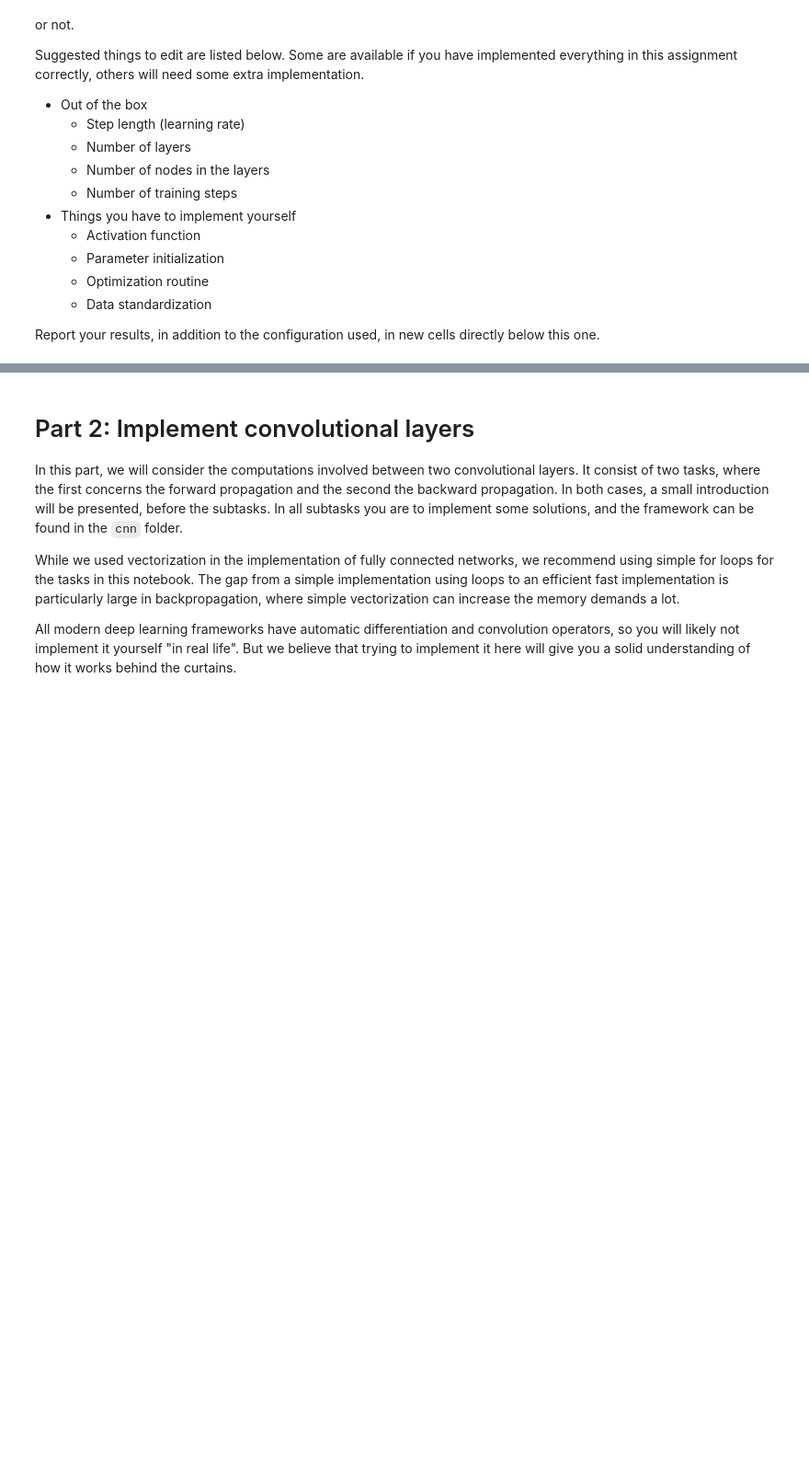
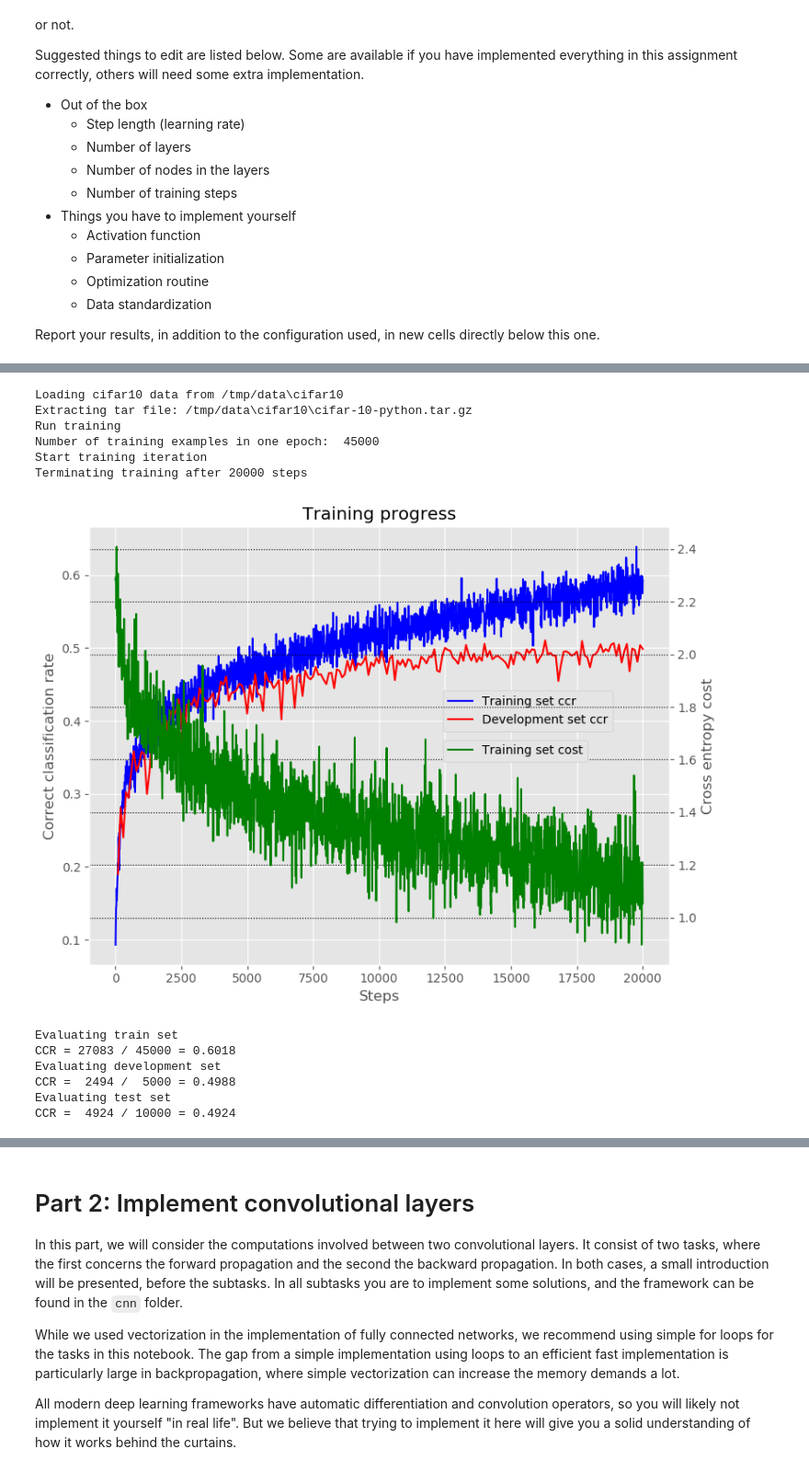
Before and after one commit to chdre/IN5400, a Jupyter notebook: Oblig1/uio_in5400_s2020_mandatory1_assignment.ipynb, the cells around one changed output, grey strips where cells are left out. Shown: that part at 92% size. Drawn from its saved outputs; the diff is of its cells as text; code cells hidden in the pictures; blank space fills up the shorter version.

```diff
--- a/Oblig1/uio_in5400_s2020_mandatory1_assignment.ipynb
+++ b/Oblig1/uio_in5400_s2020_mandatory1_assignment.ipynb
@@ -600,0 +704,44 @@ Report your results, in addition to the configuration used, in new cells directl
+# %%
+import dnn.main as main
+import dnn.run as run
+
+# Import config, and do changes if you want to
+conf = main.config()
+conf['max_steps'] = 20000
+conf['dataset'] = 'cifar10'
+conf['learning_rate'] = 1e-1
+conf['hidden_dimensions'] = [128, 96, 64, 32]
+conf['activation_function'] = 'leaky_relu'
+
+X_train, Y_train, X_devel, Y_devel, X_test, Y_test = main.get_data(conf)
+
+params, train_progress, devel_progress = run.train(conf, X_train, Y_train, X_devel, Y_devel)
+
+main.plot_progress(train_progress, devel_progress)
+
+print("Evaluating train set")
+num_correct, num_evaluated = run.evaluate(conf, params, X_train, Y_train)
+print("CCR = {0:>5} / {1:>5} = {2:>6.4f}".format(num_correct, num_evaluated,
+                                                 num_correct/num_evaluated))
+print("Evaluating development set")
+num_correct, num_evaluated = run.evaluate(conf, params, X_devel, Y_devel)
+print("CCR = {0:>5} / {1:>5} = {2:>6.4f}".format(num_correct, num_evaluated,
+                                                 num_correct/num_evaluated))
+print("Evaluating test set")
+num_correct, num_evaluated = run.evaluate(conf, params, X_test, Y_test)
+print("CCR = {0:>5} / {1:>5} = {2:>6.4f}".format(num_correct, num_evaluated,
+                                                 num_correct/num_evaluated))
+# %% [output]
+Loading cifar10 data from /tmp/data\cifar10
+Extracting tar file: /tmp/data\cifar10\cifar-10-python.tar.gz
+Run training
+Number of training examples in one epoch:  45000
+Start training iteration
+Terminating training after 20000 steps
+[figure, added]
+Evaluating train set
+CCR = 27083 / 45000 = 0.6018
+Evaluating development set
+CCR =  2494 /  5000 = 0.4988
+Evaluating test set
+CCR =  4924 / 10000 = 0.4924
```
Also changed, not shown: parts of 15 cells of this notebook, 4 other files.
